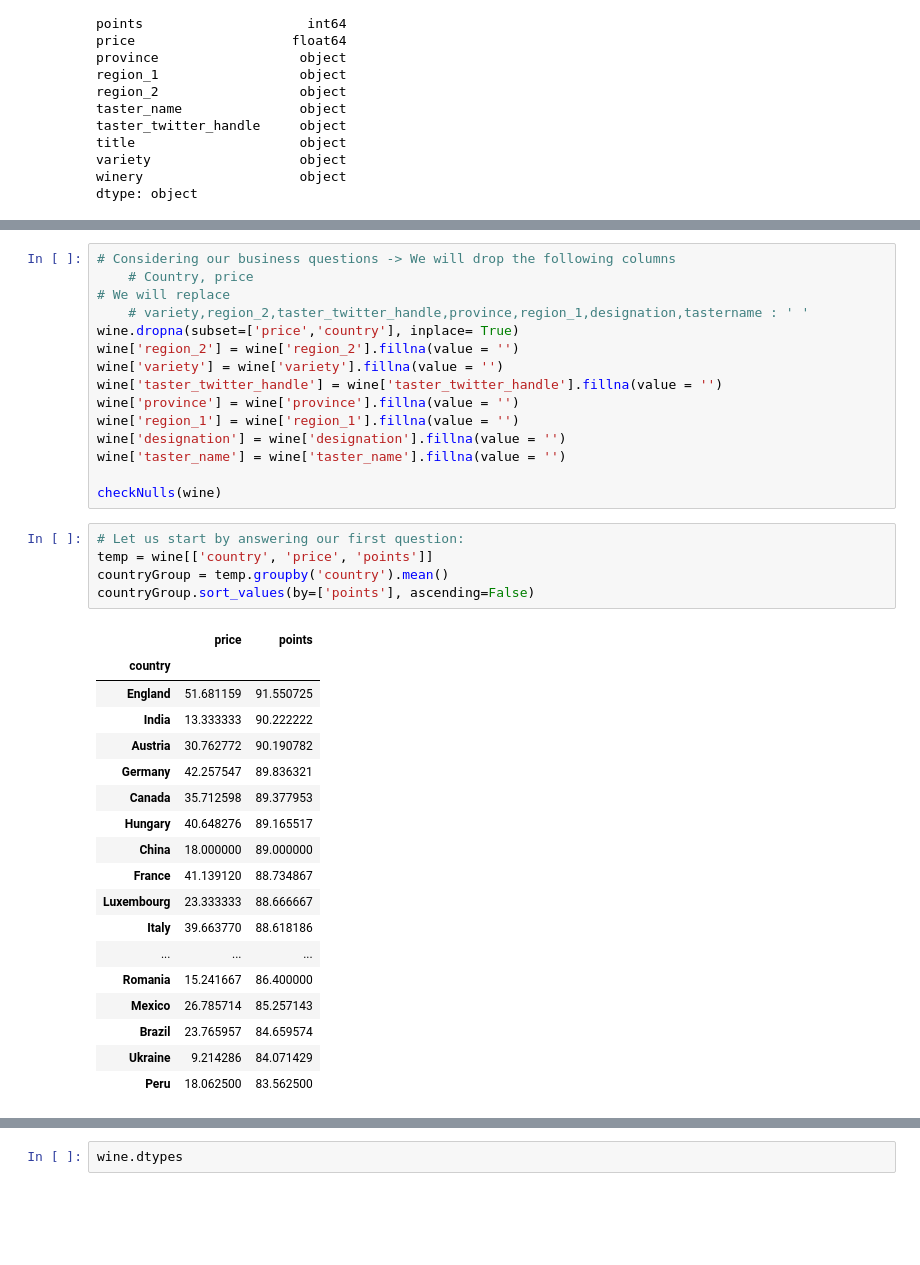
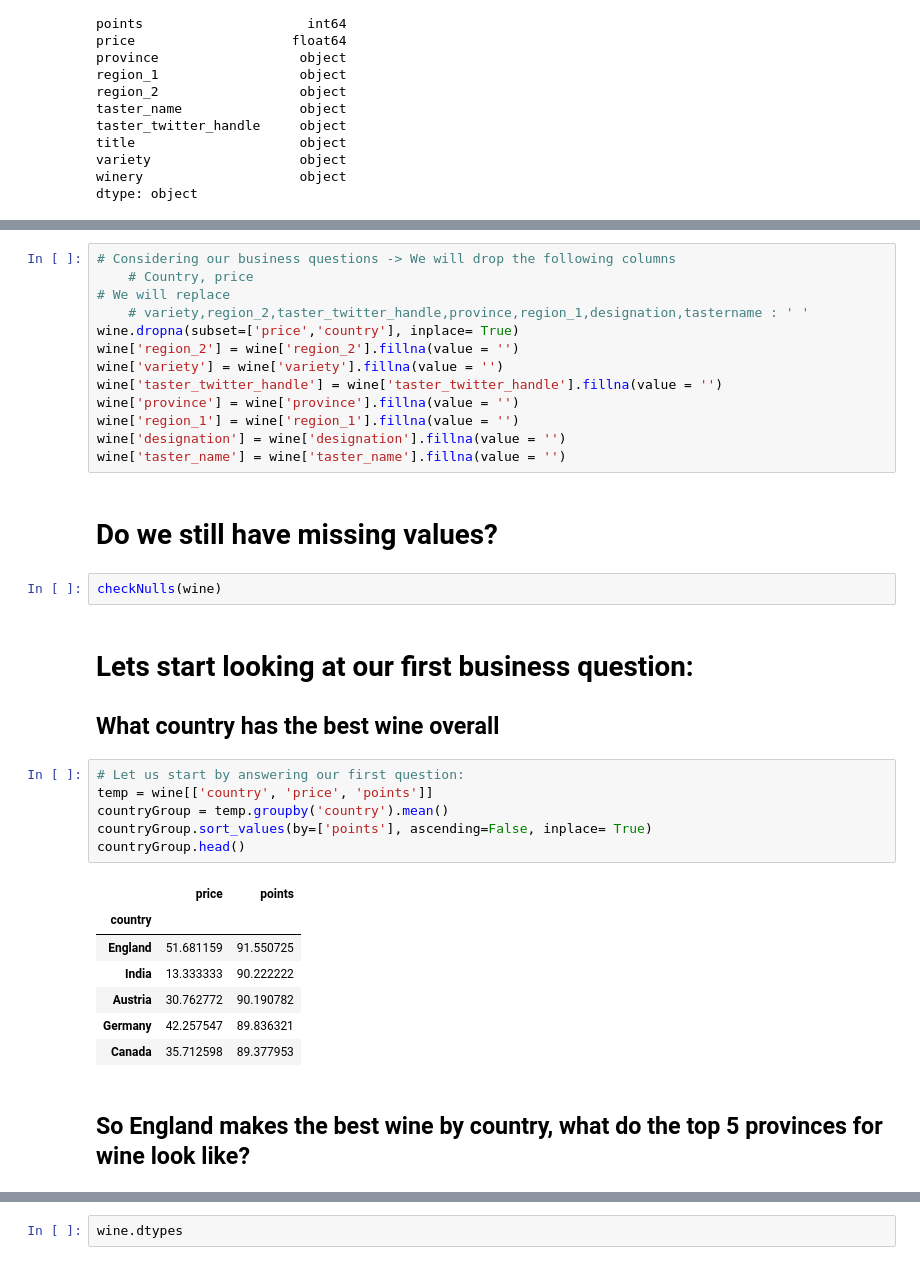
Before and after one commit to Brandon-Nutting/UdacityDataAnalysisProject, a Jupyter notebook: wineInvestigation.ipynb, the cells around one changed output, grey strips where cells are left out. Drawn from its saved outputs; the diff is of its cells as text; blank space fills up the shorter version.

```diff
--- a/wineInvestigation.ipynb
+++ b/wineInvestigation.ipynb
@@ -82,32 +99,29 @@ wine['province'] = wine['province'].fillna(value = '')
 wine['region_1'] = wine['region_1'].fillna(value = '')
 wine['designation'] = wine['designation'].fillna(value = '')
 wine['taster_name'] = wine['taster_name'].fillna(value = '')
-
-checkNulls(wine)
+# %% [markdown]
+# Do we still have missing values?
+# %%
+checkNulls(wine)
+# %% [markdown]
+# Lets start looking at our first business question:
+## What country has the best wine overall
 # %%
 # Let us start by answering our first question:
 temp = wine[['country', 'price', 'points']]
 countryGroup = temp.groupby('country').mean()
-countryGroup.sort_values(by=['points'], ascending=False)
+countryGroup.sort_values(by=['points'], ascending=False, inplace= True)
+countryGroup.head()
 # %% [output]
 |  | price | points |
 | country |  |  |
 | England | 51.681159 | 91.550725 |
 | India | 13.333333 | 90.222222 |
 | Austria | 30.762772 | 90.190782 |
 | Germany | 42.257547 | 89.836321 |
 | Canada | 35.712598 | 89.377953 |
-| Hungary | 40.648276 | 89.165517 |
-| China | 18.000000 | 89.000000 |
-| France | 41.139120 | 88.734867 |
-| Luxembourg | 23.333333 | 88.666667 |
-| Italy | 39.663770 | 88.618186 |
-| ... | ... | ... |
-| Romania | 15.241667 | 86.400000 |
-| Mexico | 26.785714 | 85.257143 |
-| Brazil | 23.765957 | 84.659574 |
-| Ukraine | 9.214286 | 84.071429 |
-| Peru | 18.062500 | 83.562500 |
+# %% [markdown]
+## So England makes the best wine by country, what do the top 5 provinces for wine look like?
 # %%
 temp = wine[['province', 'price', 'points']]
 provinceGroup = temp.groupby('province').mean()
```
Also changed, not shown: parts of 25 cells of this notebook.
